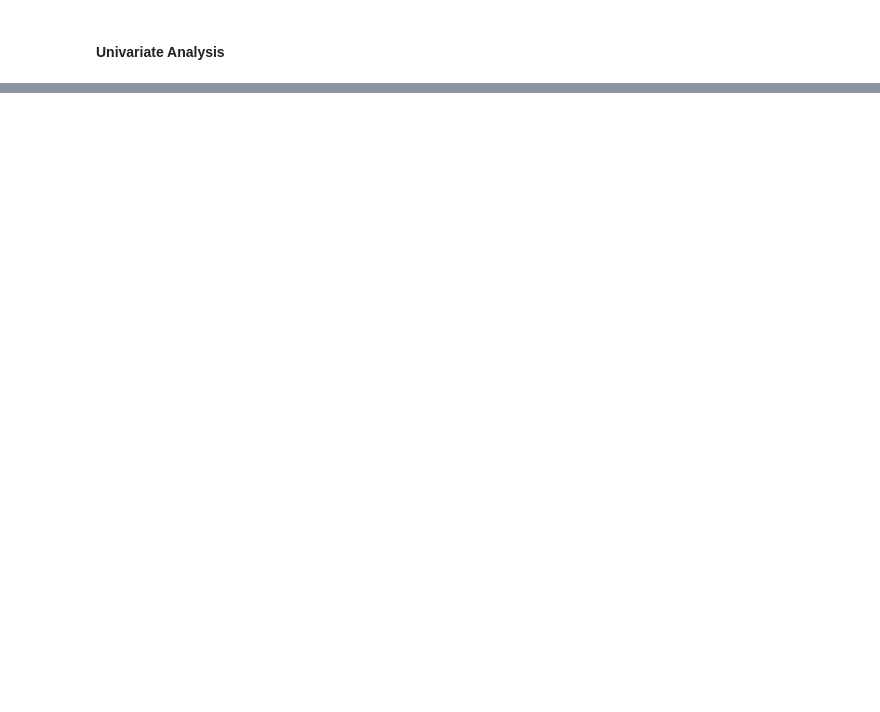
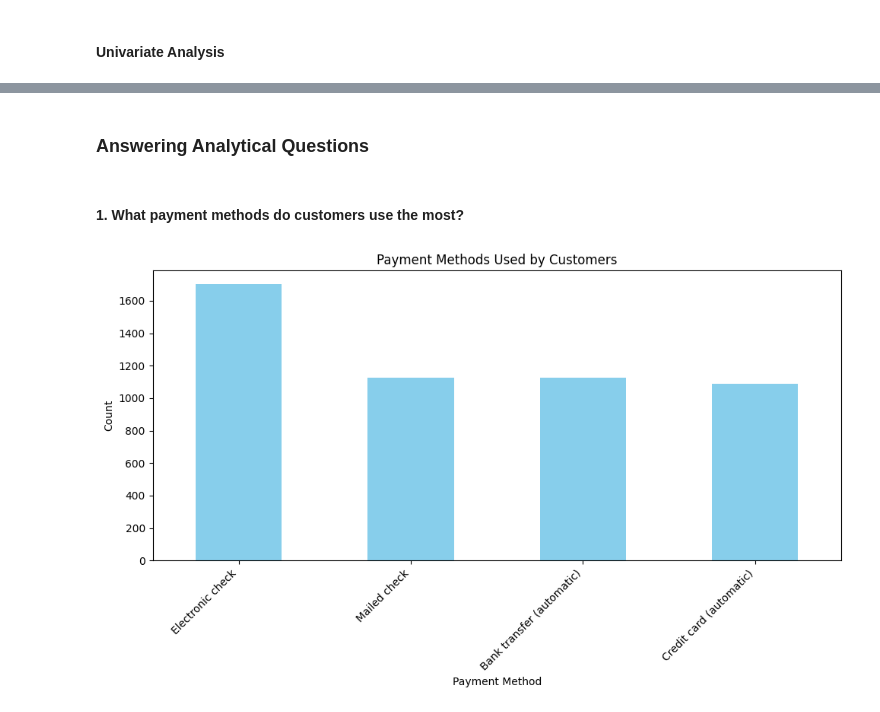
Before and after one commit to Moriahasare/Customer-Churn-Project, a Jupyter notebook: notebook.ipynb, the cells around one changed output, grey strips where cells are left out. Cells and saved outputs as stored; diff of their text form; code cells hidden in the pictures; blank space fills up the shorter version.

Commit message:
Answering Hypothesis

```diff
--- a/notebook.ipynb
+++ b/notebook.ipynb
@@ -443,0 +474,18 @@ data1['TotalCharges'].isna().sum()
+# %% [markdown]
+### Answering Analytical Questions
+# %% [markdown]
+#### 1. What payment methods do customers use the most?
+# %%
+# Calculate the counts of each payment method
+payment_counts = data['PaymentMethod'].value_counts()
+
+plt.figure(figsize=(10, 6))
+payment_counts.plot(kind='bar', color='skyblue')
+plt.xlabel('Payment Method')
+plt.ylabel('Count')
+plt.title('Payment Methods Used by Customers')
+plt.xticks(rotation=45, ha='right')
+plt.tight_layout()
+plt.show()
+# %% [output]
+[figure, added]
```
Also changed, not shown: parts of 56 cells of this notebook, 1 other file.
